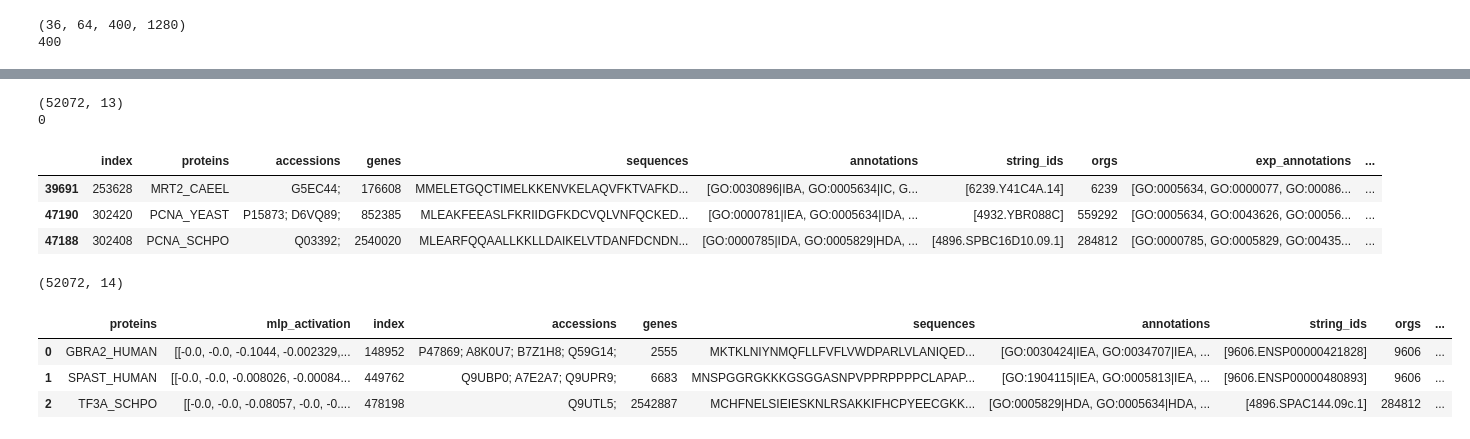
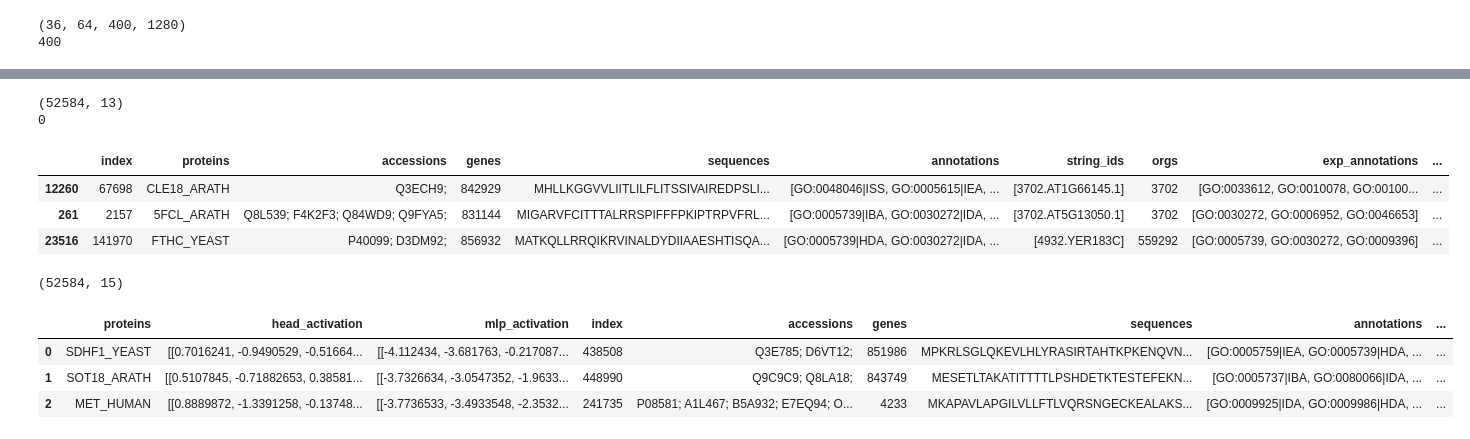
Before and after one commit to bingyang-lei/SAE4deepgo, a Jupyter notebook: Get_activate/try.ipynb, the cells around one changed output, grey strips where cells are left out. Cells and saved outputs as stored; diff of their text form; code cells hidden in the pictures.

```diff
--- a/Get_activate/try.ipynb
+++ b/Get_activate/try.ipynb
@@ -98,7 +72,7 @@ df_t.head()
 # %%
 for i, row in enumerate(df_test.itertuples()):
-    print(row.mlp_activation.shape)
-    print(len(row.mlp_activation[0]))
-    if i==3:
+    print(row.head_activation.shape)
+    print(len(row.head_activation[0]))
+    if i==2:
         break
 # %% [output]
@@ -112,0 +87,9 @@ for i, row in enumerate(df_test.itertuples()):
+# %%
+for i, row in enumerate(df_test.itertuples()):
+    print(row.head_activation[32])
+    if i==2:
+        break
+for i, row in enumerate(df_test.itertuples()):
+    print(row.mlp_activation[0])
+    if i==2:
+        break
@@ -153,9 +145,9 @@ df_test.to_pickle('../deepgo2/data/cc/test_gpt_data.pkl')
 # %%
-dataset_train = Dataset.from_file('dataset/protgpt2_ctrlprot_dataset/data-00000-of-00049.arrow')
+dataset_train = Dataset.from_file('dataset/esm2_ctrlprot_dataset/data-00000-of-00089.arrow')
 df_train = dataset_train.to_pandas()
 # 用for循环读取剩余的35个.arrow文件，并将其转换为Pandas DataFrame，然后追加到df_train
-for i in range(1, 49):
-    dataset = Dataset.from_file(f'dataset/protgpt2_ctrlprot_dataset/data-000{i:02}-of-00049.arrow')
+for i in range(1, 89):
+    dataset = Dataset.from_file(f'dataset/esm2_ctrlprot_dataset/data-000{i:02}-of-00089.arrow')
     df_train = pd.concat([df_train, dataset.to_pandas()], axis=0)
 
 print(df_train.shape)
@@ -169,28 +190,28 @@ df_train.head(3)
 # %%
-df_train = df_train[['entry','sequence', 'mlp_activation']]
-origin_train_df = pd.read_pickle('../deepgo2/data/cc/train_data.pkl')
+df_train = df_train[['entry','sequence', 'head_activation','mlp_activation']]
+origin_train_df = pd.read_pickle('../deepgo2/data/bp/train_data.pkl')
 origin_train_df = origin_train_df.drop(columns=['interpros', 'esm'])
 print(origin_train_df.shape)
 # 统计origin_df的proteins列中的字符串是否有重名
 print(origin_train_df['proteins'].duplicated().sum())
 origin_train_df.head(3)
 # %% [output]
-(52072, 13)
+(52584, 13)
 0
 |  | index | proteins | accessions | genes | sequences | annotations | string_ids | orgs | exp_annotations | ... |
-| 39691 | 253628 | MRT2_CAEEL | G5EC44; | 176608 | MMELETGQCTIMELKKENVKELAQVFKTVAFKD... | [GO:0030896|IBA, GO:0005634|IC, G... | [6239.Y41C4A.14] | 6239 | [GO:0005634, GO:0000077, GO:00086... | ... |
-| 47190 | 302420 | PCNA_YEAST | P15873; D6VQ89; | 852385 | MLEAKFEEASLFKRIIDGFKDCVQLVNFQCKED... | [GO:0000781|IEA, GO:0005634|IDA, ... | [4932.YBR088C] | 559292 | [GO:0005634, GO:0043626, GO:00056... | ... |
-| 47188 | 302408 | PCNA_SCHPO | Q03392; | 2540020 | MLEARFQQAALLKKLLDAIKELVTDANFDCNDN... | [GO:0000785|IDA, GO:0005829|HDA, ... | [4896.SPBC16D10.09.1] | 284812 | [GO:0000785, GO:0005829, GO:00435... | ... |
+| 12260 | 67698 | CLE18_ARATH | Q3ECH9; | 842929 | MHLLKGGVVLIITLILFLITSSIVAIREDPSLI... | [GO:0048046|ISS, GO:0005615|IEA, ... | [3702.AT1G66145.1] | 3702 | [GO:0033612, GO:0010078, GO:00100... | ... |
+| 261 | 2157 | 5FCL_ARATH | Q8L539; F4K2F3; Q84WD9; Q9FYA5; | 831144 | MIGARVFCITTTALRRSPIFFFPKIPTRPVFRL... | [GO:0005739|IBA, GO:0030272|IDA, ... | [3702.AT5G13050.1] | 3702 | [GO:0030272, GO:0006952, GO:0046653] | ... |
+| 23516 | 141970 | FTHC_YEAST | P40099; D3DM92; | 856932 | MATKQLLRRQIKRVINALDYDIIAAESHTISQA... | [GO:0005739|HDA, GO:0030272|IDA, ... | [4932.YER183C] | 559292 | [GO:0005739, GO:0030272, GO:0009396] | ... |
 # %%
-df_train = df_train[['entry', 'mlp_activation']]
+df_train = df_train[['entry', 'head_activation','mlp_activation']]
 df_train = df_train.rename(columns={'entry': 'proteins'})
 df_train = pd.merge(df_train, origin_train_df, on='proteins')
 print(df_train.shape)
 df_train.head(3)
 # %% [output]
-(52072, 14)
+(52584, 15)
-|  | proteins | mlp_activation | index | accessions | genes | sequences | annotations | string_ids | orgs | ... |
-| 0 | GBRA2_HUMAN | [[-0.0, -0.0, -0.1044, -0.002329,... | 148952 | P47869; A8K0U7; B7Z1H8; Q59G14; | 2555 | MKTKLNIYNMQFLLFVFLVWDPARLVLANIQED... | [GO:0030424|IEA, GO:0034707|IEA, ... | [9606.ENSP00000421828] | 9606 | ... |
-| 1 | SPAST_HUMAN | [[-0.0, -0.0, -0.008026, -0.00084... | 449762 | Q9UBP0; A7E2A7; Q9UPR9; | 6683 | MNSPGGRGKKKGSGGASNPVPPRPPPPCLAPAP... | [GO:1904115|IEA, GO:0005813|IEA, ... | [9606.ENSP00000480893] | 9606 | ... |
-| 2 | TF3A_SCHPO | [[-0.0, -0.0, -0.08057, -0.0, -0.... | 478198 | Q9UTL5; | 2542887 | MCHFNELSIEIESKNLRSAKKIFHCPYEECGKK... | [GO:0005829|HDA, GO:0005634|HDA, ... | [4896.SPAC144.09c.1] | 284812 | ... |
+|  | proteins | head_activation | mlp_activation | index | accessions | genes | sequences | annotations | ... |
+| 0 | SDHF1_YEAST | [[0.7016241, -0.9490529, -0.51664... | [[-4.112434, -3.681763, -0.217087... | 438508 | Q3E785; D6VT12; | 851986 | MPKRLSGLQKEVLHLYRASIRTAHTKPKENQVN... | [GO:0005759|IEA, GO:0005739|HDA, ... | ... |
+| 1 | SOT18_ARATH | [[0.5107845, -0.71882653, 0.38581... | [[-3.7326634, -3.0547352, -1.9633... | 448990 | Q9C9C9; Q8LA18; | 843749 | MESETLTAKATITTTTLPSHDETKTESTEFEKN... | [GO:0005737|IBA, GO:0080066|IDA, ... | ... |
+| 2 | MET_HUMAN | [[0.8889872, -1.3391258, -0.13748... | [[-3.7736533, -3.4933548, -2.3532... | 241735 | P08581; A1L467; B5A932; E7EQ94; O... | 4233 | MKAPAVLAPGILVLLFTLVQRSNGECKEALAKS... | [GO:0009925|IDA, GO:0009986|HDA, ... | ... |
 # %%
```
Also changed, not shown: parts of 16 cells of this notebook, 14 other files.
